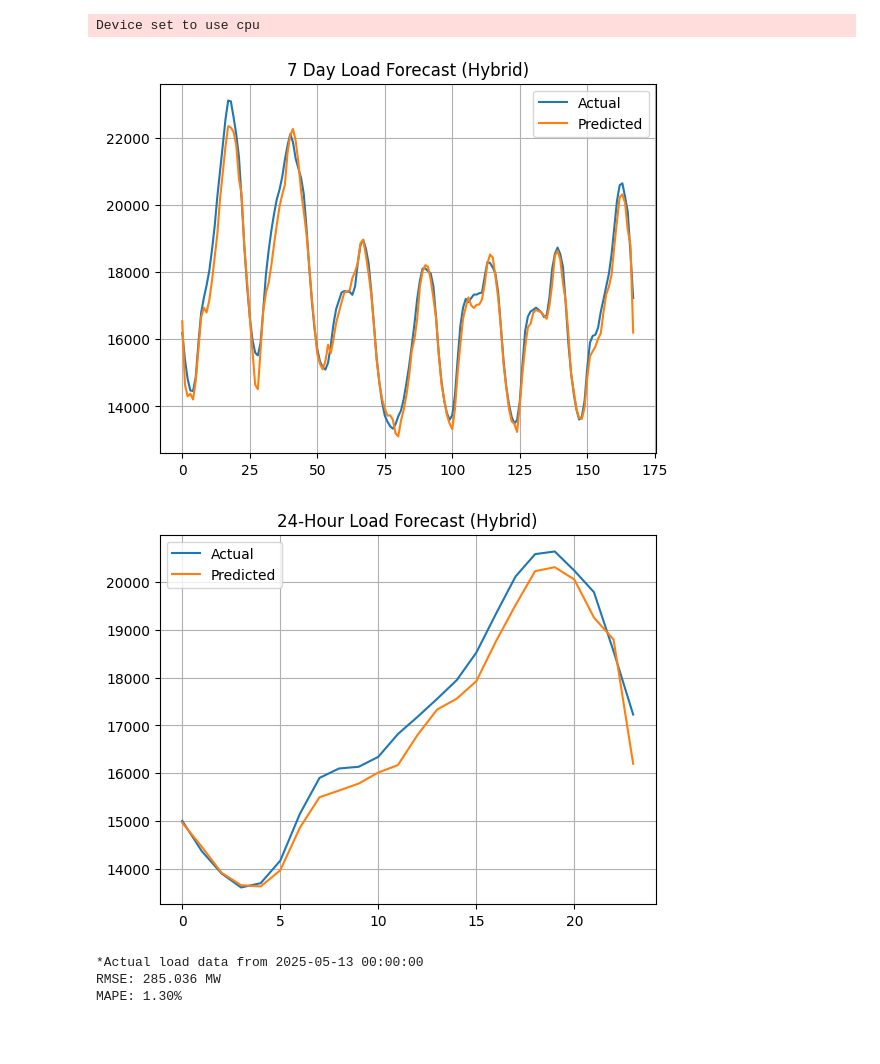
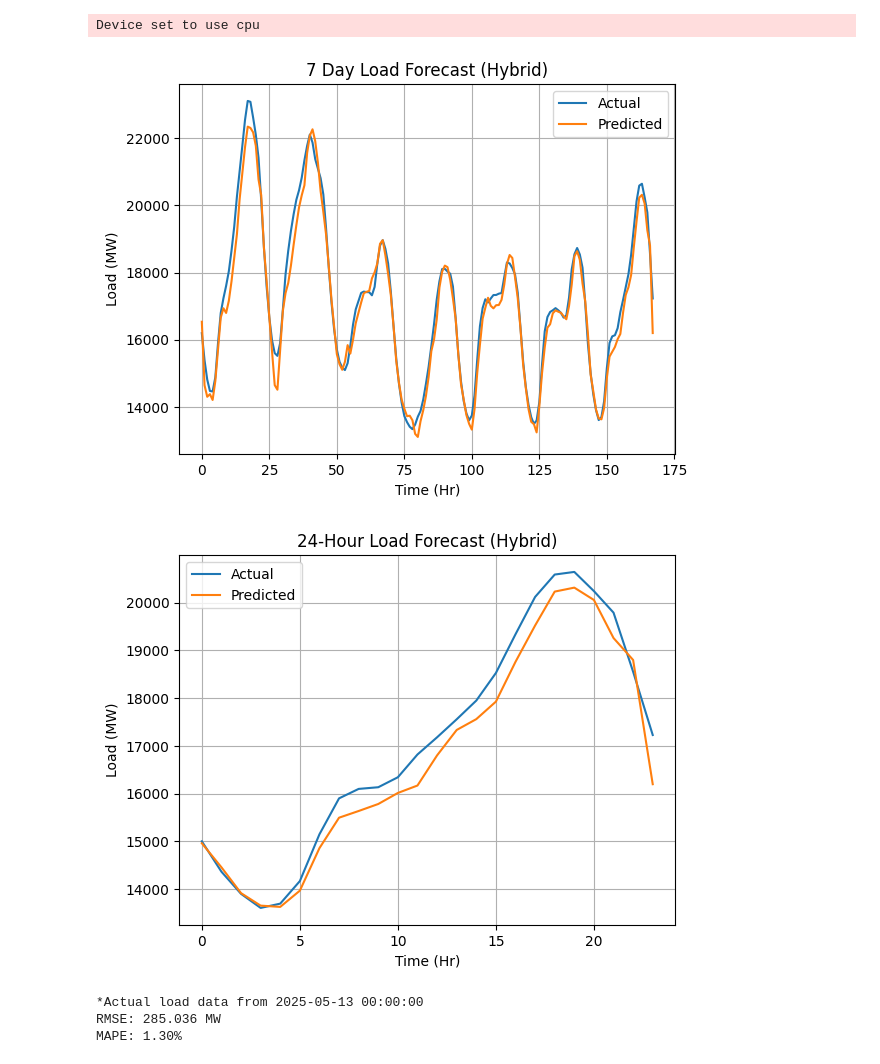
Before and after one commit to Josh413/Forecasting-Models-UConn-Research-2025-, a Jupyter notebook: LLM_Project.ipynb, the cells around one changed output. Cells and saved outputs as stored; diff of their text form; code cells hidden in the pictures; blank space fills up the shorter version.

```diff
--- a/LLM_Project.ipynb
+++ b/LLM_Project.ipynb
@@ -104,7 +108,6 @@ import re
 from transformers import pipeline
 import matplotlib.pyplot as plt
 from sklearn.metrics import mean_squared_error, mean_absolute_percentage_error
-from sklearn.preprocessing import MinMaxScaler
 import xgboost as xgb
 
 df = pd.read_csv('nyiso_loads (1).csv')
@@ -163,35 +166,39 @@ params = {
     'subsample' : 0.8,
     'colsample_bytree' : 0.8
 }
 
 model = xgb.train(params, dtrain, num_boost_round=5000)
 
 y_pred = model.predict(dtest)
 
 plt.plot(y_test.values[-24*7:], label = 'Actual')
 plt.plot(y_pred[-24*7:], label = 'Predicted')
 plt.title('7 Day Load Forecast (Hybrid)')
+plt.xlabel('Time (Hr)')
+plt.ylabel('Load (MW)')
 plt.legend()
 plt.grid()
 plt.show()
 
 plt.plot(y_test.values[-24:], label = 'Actual')
 plt.plot(y_pred[-24:], label = 'Predicted')
 plt.title('24-Hour Load Forecast (Hybrid)')
+plt.xlabel('Time (Hr)')
+plt.ylabel('Load (MW)')
 plt.legend()
 plt.grid()
 plt.show()
 
 test_start_index = len(df_final)-len(y_test)
 print(f'*Actual load data from {df_final.index[test_start_index]}')
 rmse = np.sqrt(mean_squared_error(y_test, y_pred))
 mape = mean_absolute_percentage_error(y_test,y_pred)*100
 print(f'RMSE: {rmse:.3f} MW')
 print(f'MAPE: {mape:.2f}%')
 # %% [output]
 Device set to use cpu
-[figure, old version]
+[figure, new version]
-[figure, old version]
+[figure, new version]
 *Actual load data from 2025-05-13 00:00:00
 RMSE: 285.036 MW
 MAPE: 1.30%
```
Also changed, not shown: parts of 3 cells of this notebook.
